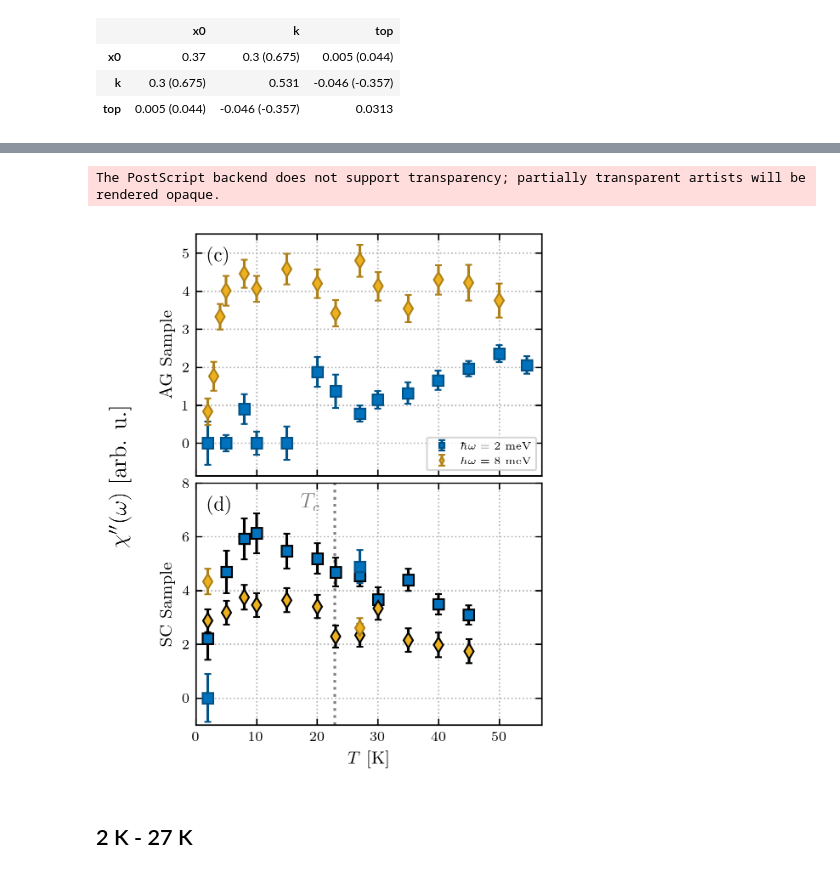
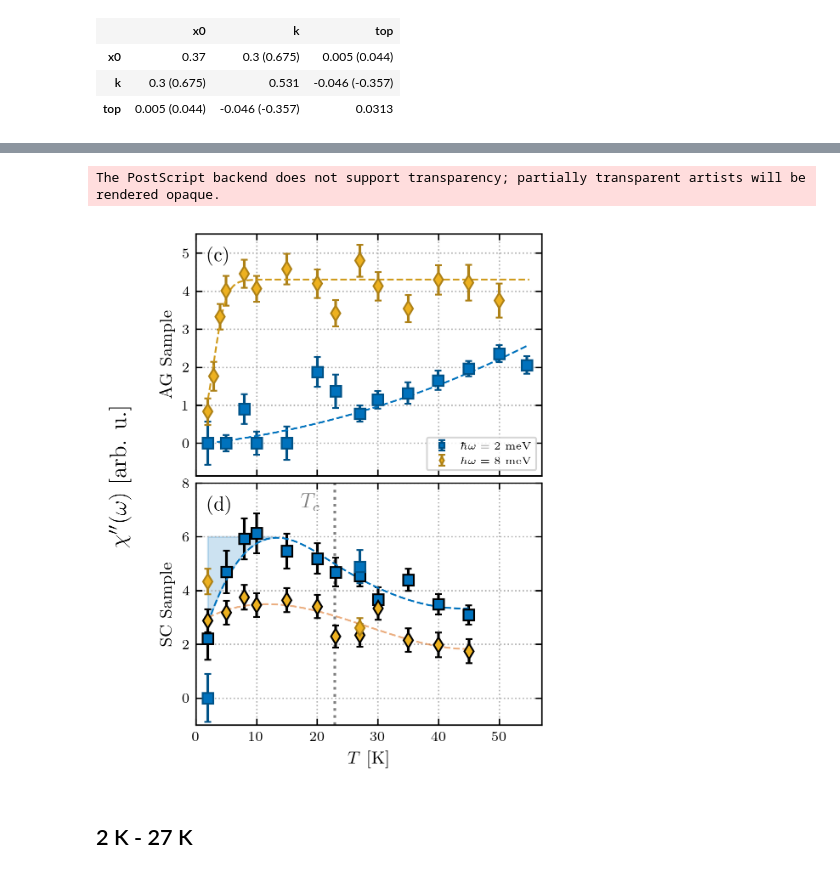
Before and after one commit to KristineKrighaar/NCCO_Article_Code, a Jupyter notebook: DataAnalysis_IN20_CHI.ipynb, the cells around one changed output, grey strips where cells are left out. Drawn from its saved outputs; the diff is of its cells as text; code cells hidden in the pictures.

```diff
--- a/DataAnalysis_IN20_CHI.ipynb
+++ b/DataAnalysis_IN20_CHI.ipynb
@@ -1485,10 +1570,10 @@ fig.subplots_adjust(hspace=0.03, wspace=0.05)
 Tc = np.ones(1000) * 22.92
 
 ax[0].errorbar(TT_ag_2mev, np.asarray(A_ag_2mev), capsize=2, yerr=np.asarray(A_err_ag_2mev), fmt='s', label='$\hbar \omega =$ 2 meV',  color='#0072BD', markerfacecolor='#0072BD', ecolor='#005287', mew=1,  markeredgecolor='#005287')
-#ax[0].plot(x_temp_ag_2mev, np.asarray(spliney_A_ag_2mev), '--', color='#0072BD', linewidth=1)
+ax[0].plot(x_temp_ag_2mev, np.asarray(spliney_A_ag_2mev), '--', color='#0072BD', linewidth=1)
 
 ax[0].errorbar(TT_ag_8mev, np.asarray(A_ag_8mev), capsize=2, yerr=np.asarray(A_err_ag_8mev), fmt='d', label='$\hbar \omega =$ 8 meV', color='#EDB120', markerfacecolor='#EDB120', ecolor='#ad8117', mew=1,  markeredgecolor='#ad8117')
-#ax[0].plot(x_temp_ag_8mev, np.asarray(spliney_A_ag_8mev), '--', color='#cf9a1b', linewidth=1)
+ax[0].plot(np.linspace(2,55,300), sigmoid(np.linspace(2,55,300), 3, 1, 4.3), '--', color='#cf9a1b', linewidth=1)
 #ax[0].plot(np.linspace(20.5,50,100), np.ones(100)*spliney_A_ag_8mev[-1],  '--', color='#cf9a1b', linewidth=1)
 
 ax[0].grid(linestyle='dotted')
@@ -1500,39 +1585,43 @@ ax[1].set_xticks([0, 10, 20, 30, 40, 50,])
 ax[0].text(2, 4.8, r"(c)", fontsize=11, color="black")
 
 ax[1].errorbar(TT_sc_p3_2mev, np.asarray(sc_p3_area_2mev), capsize=2, fmt='s', yerr=np.asarray(sc_p3_area_err_2mev), color='#0072BD', markerfacecolor='#0072BD', ecolor='k', mew=1, markeredgecolor='k')
-#ax[1].plot(x_temp_sc_2mev, np.asarray(spliney_A_sc_2mev), '--', color='#0072BD', linewidth=1)
+ax[1].plot(x_temp_sc_2mev, np.asarray(spliney_A_sc_2mev), '--', color='#0072BD', linewidth=1)
 #ax[1].plot(np.linspace(25,45,100), np.ones(100)*spliney_A_sc_2mev[-1],  '--', color='#0072BD', linewidth=1)
 ax[1].text(2, 7, r"(d)", fontsize=11, color="black")
 
 #ax[1].errorbar(TT_sc_p3_8mev, np.asarray(sc_p3_area_8mev), capsize=2, fmt='d', yerr=np.asarray(sc_p3_area_err_8mev), label='3-point scans', color='grey', markerfacecolor='grey', ecolor='k', mew=0.5, markeredgecolor='k')
 ax[1].errorbar(TT_sc_p3_8mev, np.asarray(sc_p3_area_8mev), capsize=2, fmt='d', yerr=np.asarray(sc_p3_area_err_8mev), color='#EDB120', markerfacecolor='#EDB120', ecolor='k', mew=1, markeredgecolor='k')
-#ax[1].plot(x_temp_sc_8mev, np.asarray(spliney_A_sc_8mev), '--', color='#d95f02', linewidth=1, alpha=0.5)
+ax[1].plot(x_temp_sc_8mev, np.asarray(spliney_A_sc_8mev), '--', color='#d95f02', linewidth=1, alpha=0.5)
 
 
 ax[1].errorbar(TT_sc_2mev, np.asarray(A_sc_2mev), yerr=np.asarray(A_err_sc_2mev), capsize=2, fmt='s', color='#0072BD', markerfacecolor='#0072BD', ecolor='#005287', mew=1,  markeredgecolor='#005287')
 ax[1].errorbar(TT_sc_8mev, np.asarray(A_sc_8mev), yerr=np.asarray(A_err_sc_8mev), capsize=2, fmt='d',  color='#EDB120', markerfacecolor='#EDB120', ecolor='#ad8117', mew=1,  markeredgecolor='#ad8117')
 # Fill area between function and constant line
-# ax[1].fill_between(x_temp_sc_2mev, np.asarray(spliney_A_sc_2mev), 1.25, where=(np.asarray(spliney_A_sc_2mev) < 1.25), color="#0072BD", alpha=0.2)
+y_vals = np.asarray(spliney_A_sc_2mev)
+x_vals = np.asarray(x_temp_sc_2mev)
+mask = (y_vals < 6) & (x_vals <= 13)
+
+ax[1].fill_between(x_vals,y_vals,6,where=mask,color="#0072BD",alpha=0.2)
+
 
 ax[1].grid(linestyle='dotted')
-
 ax[1].set_xlim(0, 57)
 ax[1].set_ylim(-1, 8)
 ax[1].set_xlabel('$T$ [K]')
 ax[0].set_ylabel('AG Sample')
 ax[1].set_ylabel('SC Sample')
 #ax[1].legend(fontsize=6, markerscale=0.8)
 fig.text(-0.07, 0.5, '$\\chi^{\\prime\\prime}(\\omega)$ [arb. u.]', va='center', rotation='vertical', fontsize=13)
 
 
 # Text color updated from Pink to Green
 fig.text(0.36, 0.45, '$T_c$', fontsize=12, color='k', alpha=0.5)
 ax[1].plot(Tc, np.linspace(-1, 9, 1000), linestyle='dotted', color='k', alpha=0.5)
 
 plt.savefig('Figures_eps/IN20/T_dependence_CHI.eps', format='eps', bbox_inches='tight')
 plt.savefig('Figures_png/IN20/T_dependence_CHI.png', format='png', bbox_inches='tight')
 # %% [output]
 The PostScript backend does not support transparency; partially transparent artists will be rendered opaque.
-[figure, old version]
+[figure, new version]
 # %% [markdown]
 ## 2 K - 27 K
```
Also changed, not shown: parts of 9 cells of this notebook.
